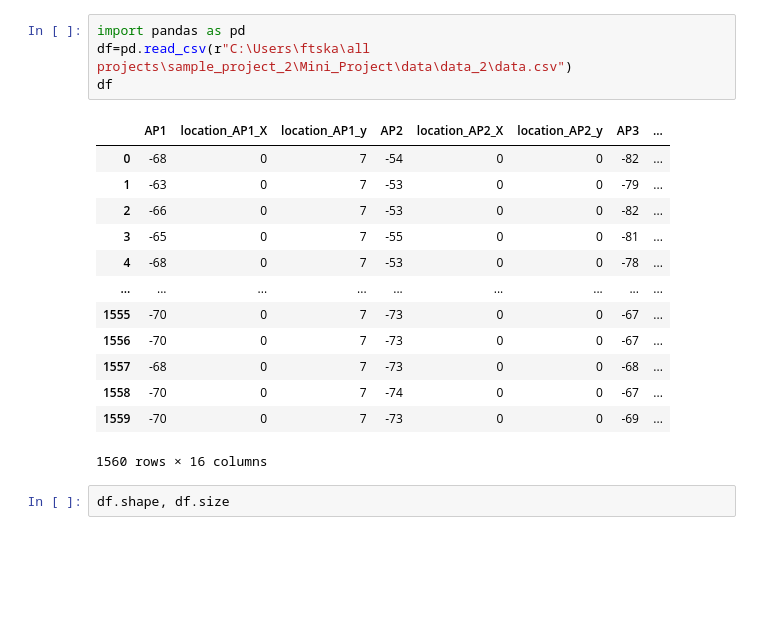
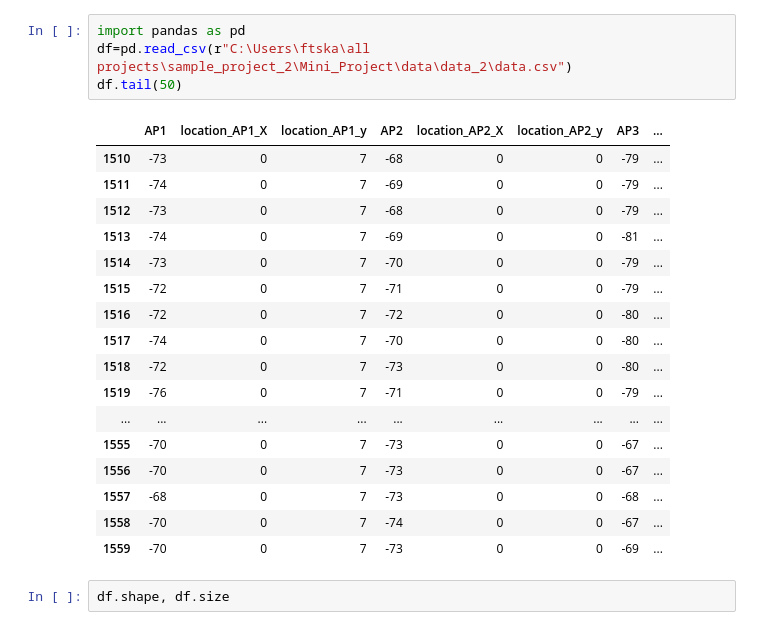
Before and after one commit to KanikaGupta-22978/Indoor-Localisation-of-Target-Node-, a Jupyter notebook: models/AP_regprob3_2.ipynb, the cells around one changed output. Cells and saved outputs as stored; diff of their text form; blank space fills up the shorter version.

```diff
--- a/models/AP_regprob3_2.ipynb
+++ b/models/AP_regprob3_2.ipynb
@@ -1,21 +1,25 @@
 # %%
 import pandas as pd
 df=pd.read_csv(r"C:\Users\ftska\all projects\sample_project_2\Mini_Project\data\data_2\data.csv")
-df
+df.tail(50)
 # %% [output]
 |  | AP1 | location_AP1_X | location_AP1_y | AP2 | location_AP2_X | location_AP2_y | AP3 | ... |
-| 0 | -68 | 0 | 7 | -54 | 0 | 0 | -82 | ... |
-| 1 | -63 | 0 | 7 | -53 | 0 | 0 | -79 | ... |
-| 2 | -66 | 0 | 7 | -53 | 0 | 0 | -82 | ... |
-| 3 | -65 | 0 | 7 | -55 | 0 | 0 | -81 | ... |
-| 4 | -68 | 0 | 7 | -53 | 0 | 0 | -78 | ... |
+| 1510 | -73 | 0 | 7 | -68 | 0 | 0 | -79 | ... |
+| 1511 | -74 | 0 | 7 | -69 | 0 | 0 | -79 | ... |
+| 1512 | -73 | 0 | 7 | -68 | 0 | 0 | -79 | ... |
+| 1513 | -74 | 0 | 7 | -69 | 0 | 0 | -81 | ... |
+| 1514 | -73 | 0 | 7 | -70 | 0 | 0 | -79 | ... |
+| 1515 | -72 | 0 | 7 | -71 | 0 | 0 | -79 | ... |
+| 1516 | -72 | 0 | 7 | -72 | 0 | 0 | -80 | ... |
+| 1517 | -74 | 0 | 7 | -70 | 0 | 0 | -80 | ... |
+| 1518 | -72 | 0 | 7 | -73 | 0 | 0 | -80 | ... |
+| 1519 | -76 | 0 | 7 | -71 | 0 | 0 | -79 | ... |
 | ... | ... | ... | ... | ... | ... | ... | ... | ... |
 | 1555 | -70 | 0 | 7 | -73 | 0 | 0 | -67 | ... |
 | 1556 | -70 | 0 | 7 | -73 | 0 | 0 | -67 | ... |
 | 1557 | -68 | 0 | 7 | -73 | 0 | 0 | -68 | ... |
 | 1558 | -70 | 0 | 7 | -74 | 0 | 0 | -67 | ... |
 | 1559 | -70 | 0 | 7 | -73 | 0 | 0 | -69 | ... |
-1560 rows × 16 columns
 # %%
 df.shape, df.size
 # %% [output]
```
Also changed, not shown: parts of 2 cells of this notebook.
